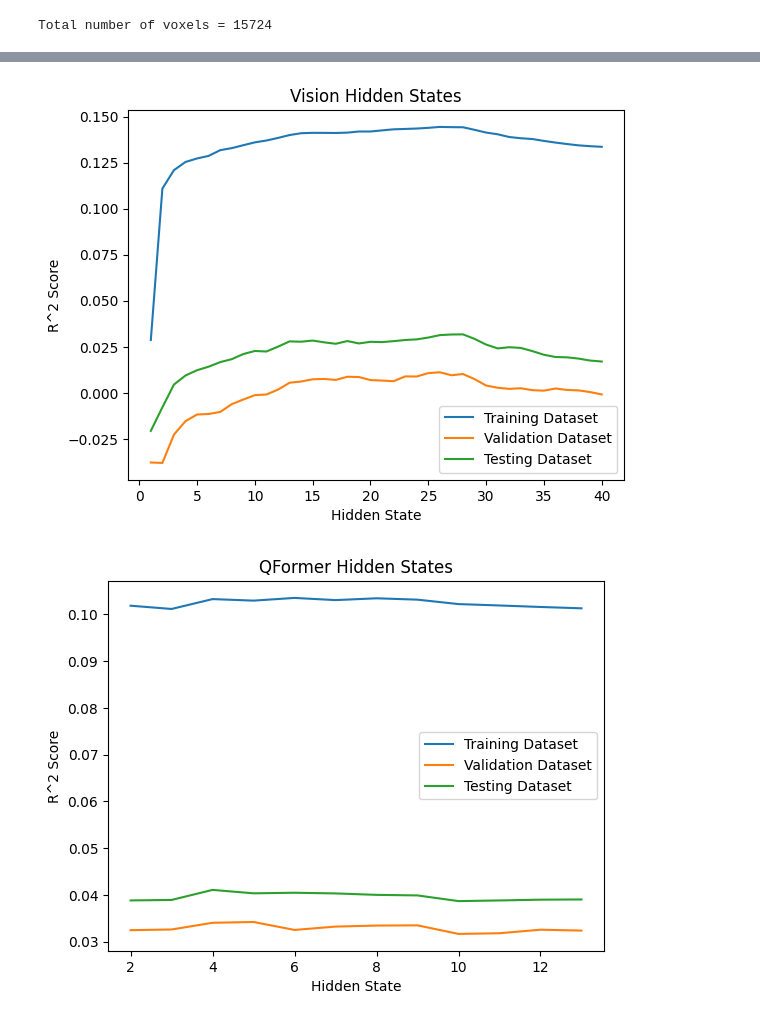
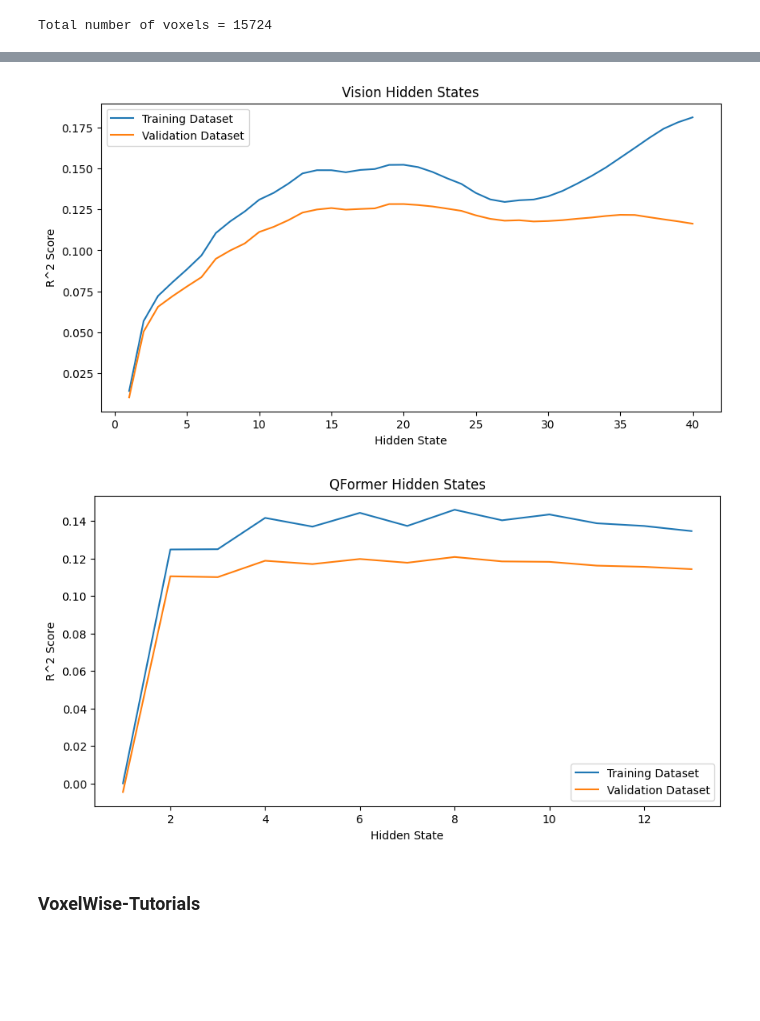
Before and after one commit to subbareddy248/mllm_instruction_brain, a Jupyter notebook: brain_activity_prediction/align_image_embeddings/instruct_blip_7b.ipynb, the cells around one changed output, grey strips where cells are left out. Cells and saved outputs as stored; diff of their text form; code cells hidden in the pictures; blank space fills up the shorter version.

```diff
--- a/brain_activity_prediction/align_image_embeddings/instruct_blip_7b.ipynb
+++ b/brain_activity_prediction/align_image_embeddings/instruct_blip_7b.ipynb
@@ -264,7 +237,7 @@ trn_score = 0.10131076627594196, val_score = 0.03235983289373893, tst_score = 0.
 # %%
 import os
 
-QFORMER_OUTPUT_DIR = os.path.join(OUTPUT_DIR, "qformer_models")
+QFORMER_OUTPUT_DIR = os.path.join(OUTPUT_DIR, "linear_models", "qformer_models")
 
 os.makedirs(QFORMER_OUTPUT_DIR, exist_ok=True)
 
@@ -285,0 +287,4 @@ qformer_val_y = [metric["val_score"] for metric in QFORMER_MODELS]
+# %%
+from sklearn.linear_model import Ridge
+
+RIDGE_ALPHA = 1000
@@ -286,25 +409,52 @@ qformer_val_y = [metric["val_score"] for metric in QFORMER_MODELS]
+# %%
+import os
+
+QFORMER_OUTPUT_DIR = os.path.join(OUTPUT_DIR, "ridge_models", "qformer_models")
+
+os.makedirs(QFORMER_OUTPUT_DIR, exist_ok=True)
+
+for layer_num, qformer_model in tqdm(enumerate(QFORMER_MODELS), total=QFORMER_LAYERS_COUNT):
+    model_path = os.path.join(QFORMER_OUTPUT_DIR, f"{RIDGE_ALPHA}_qformer_model_{layer_num:03}.pkl")
+
+    with open(model_path, "wb") as f:
+        pickle.dump(qformer_model, f)
+# %%
+vision_x = range(1, VISION_LAYERS_COUNT+1)
+vision_trn_y = [metric["trn_score"] for metric in VISION_MODELS]
+# vision_tst_y = [metric["tst_score"] for metric in VISION_MODELS]
+vision_val_y = [metric["val_score"] for metric in VISION_MODELS]
+
+qformer_x = range(1, QFORMER_LAYERS_COUNT+1)
+qformer_trn_y = [metric["trn_score"] for metric in QFORMER_MODELS]
+# qformer_tst_y = [metric["tst_score"] for metric in QFORMER_MODELS]
+qformer_val_y = [metric["val_score"] for metric in QFORMER_MODELS]
 # %%
 import matplotlib.pyplot as plt
 
-plt.figure()
+plt.figure(figsize=(10, 5))
 plt.plot(vision_x, vision_trn_y, label="Training Dataset")
 plt.plot(vision_x, vision_val_y, label="Validation Dataset")
-plt.plot(vision_x, vision_tst_y, label="Testing Dataset")
+# plt.plot(vision_x, vision_tst_y, label="Testing Dataset")
 plt.title("Vision Hidden States")
 plt.xlabel("Hidden State")
 plt.ylabel("R^2 Score")
 plt.legend()
+plt.savefig(os.path.join(OUTPUT_DIR, f"visual_models_{MODEL_NAME}_ridge_{RIDGE_ALPHA}.png"))
 plt.show()
 
-plt.figure()
-plt.plot(qformer_x[1:], qformer_trn_y[1:], label="Training Dataset")
-plt.plot(qformer_x[1:], qformer_val_y[1:], label="Validation Dataset")
-plt.plot(qformer_x[1:], qformer_tst_y[1:], label="Testing Dataset")
+plt.figure(figsize=(10, 5))
+plt.plot(qformer_x, qformer_trn_y, label="Training Dataset")
+plt.plot(qformer_x, qformer_val_y, label="Validation Dataset")
+# plt.plot(qformer_x, qformer_tst_y, label="Testing Dataset")
+# plt.plot(qformer_x[1:], qformer_trn_y[1:], label="Training Dataset")
+# plt.plot(qformer_x[1:], qformer_val_y[1:], label="Validation Dataset")
+# plt.plot(qformer_x[1:], qformer_tst_y[1:], label="Testing Dataset")
 plt.title("QFormer Hidden States")
 plt.xlabel("Hidden State")
 plt.ylabel("R^2 Score")
 plt.legend()
+plt.savefig(os.path.join(OUTPUT_DIR, f"qformer_models_{MODEL_NAME}_ridge_{RIDGE_ALPHA}.png"))
 plt.show()
 # %% [output]
-[figure, old version]
+[figure, new version]
-[figure, old version]
+[figure, new version]
@@ -310,0 +470,2 @@ plt.show()
+# %% [markdown]
+### VoxelWise-Tutorials
```
Also changed, not shown: parts of 18 cells of this notebook, 1 other file.
